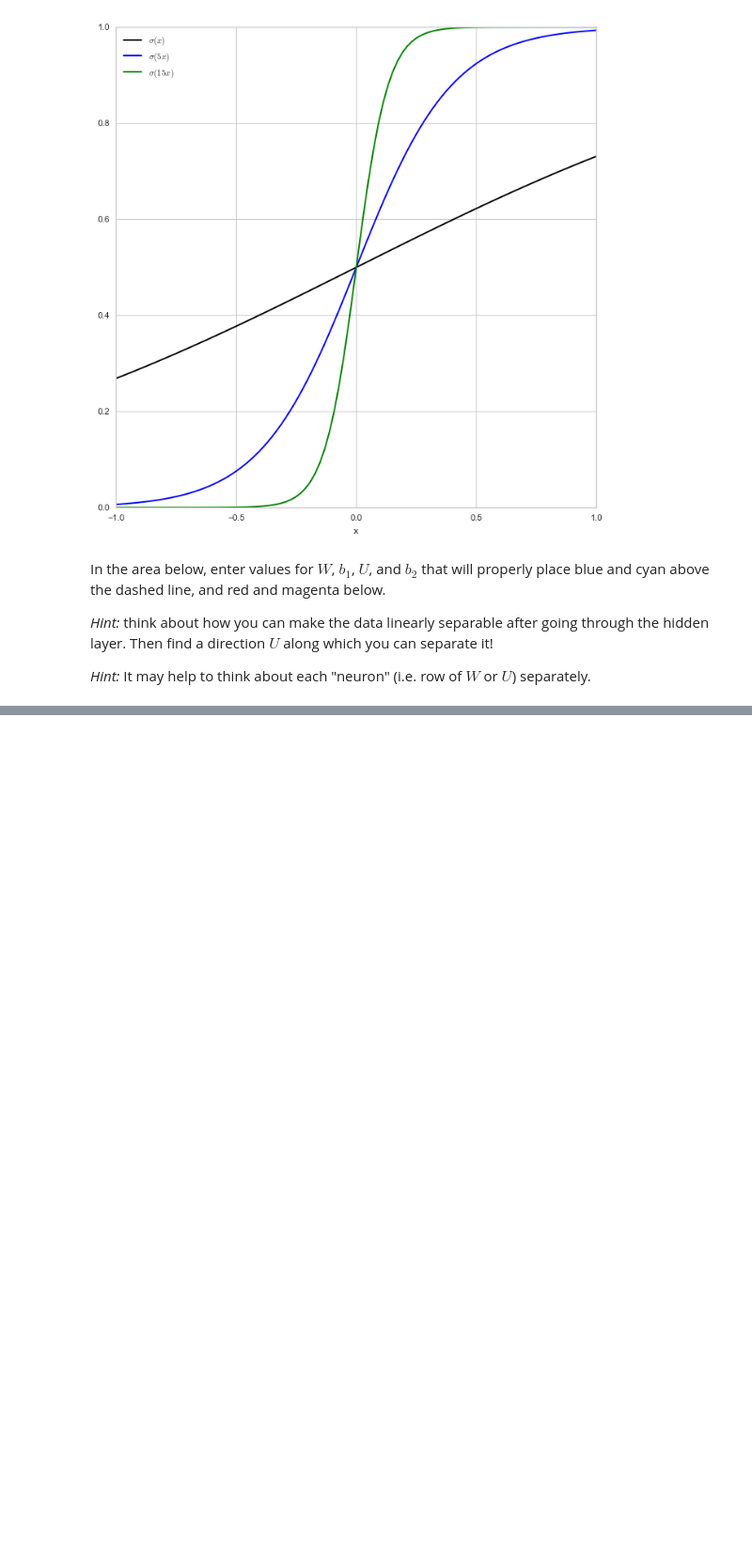
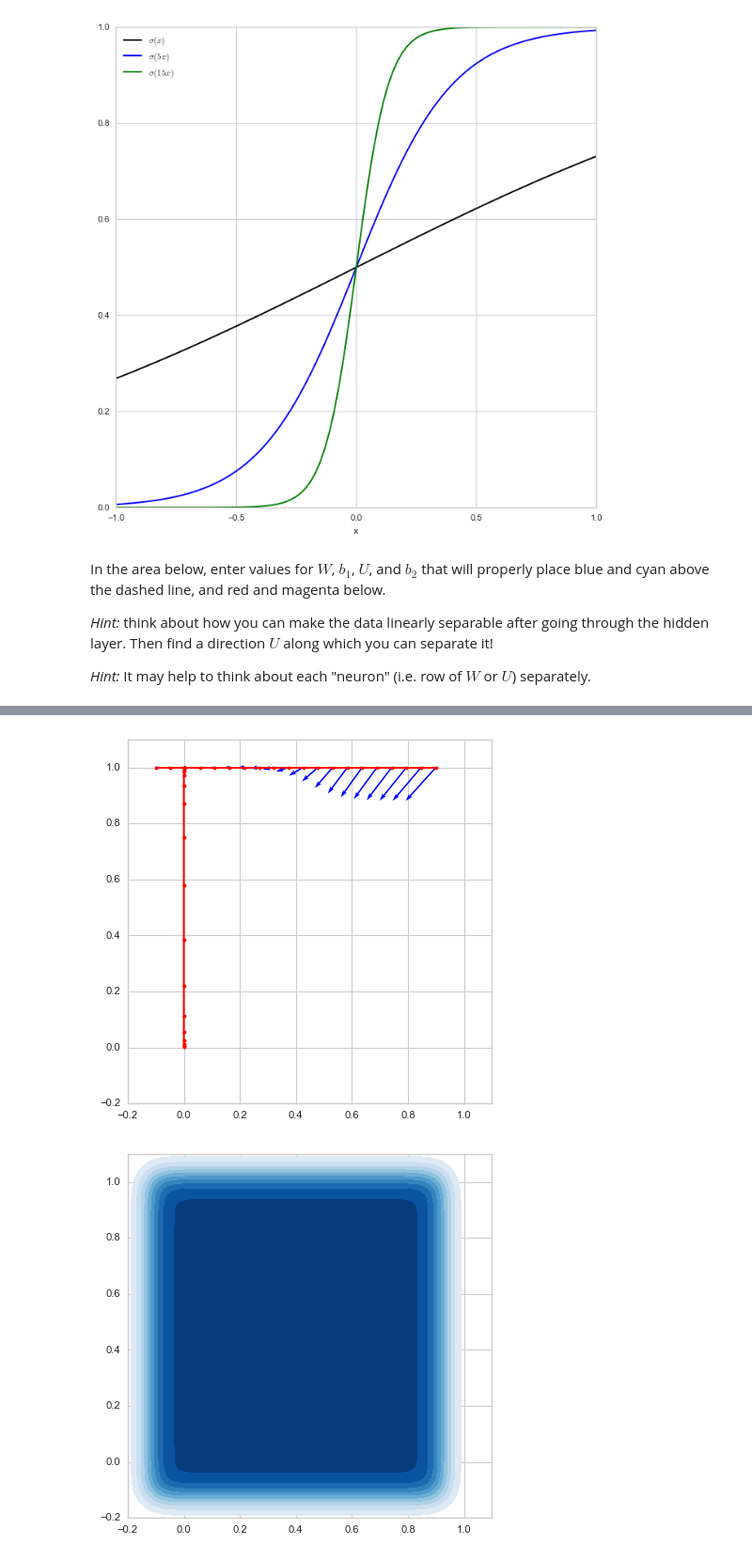
Before and after one commit to kingtaurus/cs224d, a Jupyter notebook: old_assignments/assignment2/part0-XOR.ipynb, the cells around one changed output, grey strips where cells are left out. Shown: that part at 94% size. Drawn from its saved outputs; the diff is of its cells as text; code cells hidden in the pictures; blank space fills up the shorter version.

```diff
--- a/old_assignments/assignment2/part0-XOR.ipynb
+++ b/old_assignments/assignment2/part0-XOR.ipynb
@@ -221,0 +517,58 @@ tight_layout()
+# %%
+#notice that moving z (slowly will display the warping)
+#
+#
+#
+x = np.hstack([np.linspace(x/19-0.1,x/19-0.1,20) for x in range(20)])
+y = np.hstack([np.linspace(-0.1,1,20) for x in range(20)])
+
+#careful, U,W, b1, b2 can change
+W  = np.array( [ [1, -1],
+                 [-1, 1] ] )
+U  = np.array( [ 1, 1] )
+b1 = np.array([ [-0.5],
+                [-0.5] ])
+b2 = -0.5
+
+z = 15 # control gate steepness
+
+points = np.vstack([x,y])
+
+## ALL values (projected flow)
+h_all = sigmoid(z * (W.dot(points) + b1))
+p_all = sigmoid(z * (U.dot(h_all) + b2))
+origin_all = np.linspace(0,0,len(p_all))
+p_0_all = np.vstack([p_all, origin_all])
+
+figure(figsize=(5,5))
+
+case = 19
+diff_line = h_all - points
+X = points[0,case::20]
+Y = points[1,case::20]
+UN = diff_line[0,case::20]
+VN = diff_line[1,case::20]
+quiver(X,Y, UN, VN, color='b', angles='xy', width=0.004)
+plot(points[0,case::20], points[1,case::20], color='r', marker='.')
+plot(h_all[0,case::20], h_all[1,case::20], color='r', marker='.')
+xlim(-0.2,1.1)
+ylim(-0.2,1.1);
+
+
+figure(figsize=(5,5))
+sns.kdeplot(points[0], points[1], cmap="Blues", shade=True, shade_lowest=False, bw=0.05)
+#sns.kdeplot(points[0], points[1], cmap="Blues", shade=True, shade_lowest=False)
+xlim(-0.2,1.1)
+ylim(-0.2,1.1);
+
+figure(figsize=(5,5))
+sns.kdeplot(h_all[0,:], h_all[1,:], cmap="Blues", shade=True, shade_lowest=False, bw=0.05)
+xlim(-0.2,1.1)
+ylim(-0.2,1.1);
+
+figure(figsize=(5,5))
+#sns.distplot(p_all[::20], hist=False, rug=True, color="r");
+sns.kdeplot(p_all[::20], color="r", bw=0.05);
+# %% [output]
+[figure, added]
+[figure, added]
```
Also changed, not shown: parts of 5 cells of this notebook.
